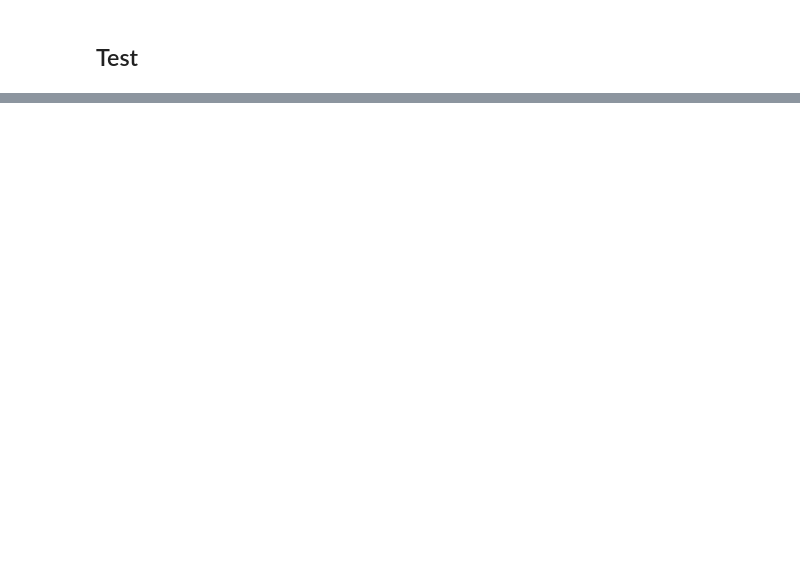
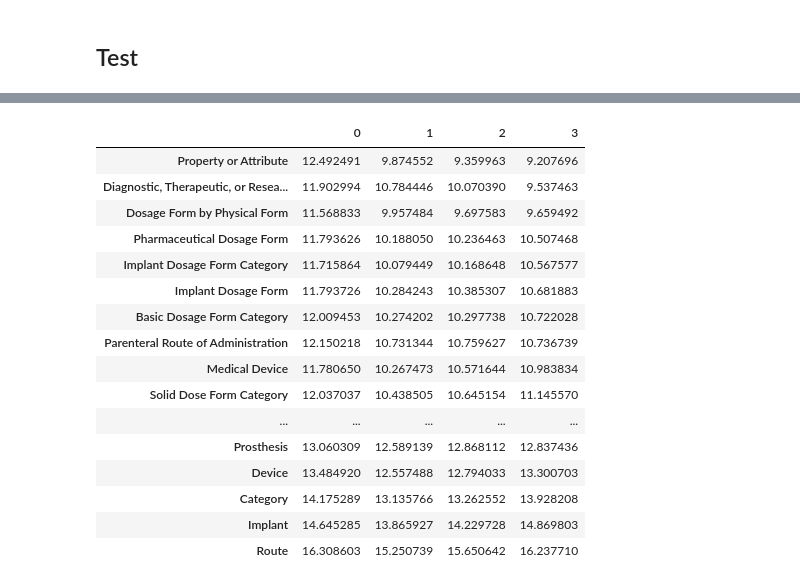
Before and after one commit to hadaszm/NLP, a Jupyter notebook: disambiguation/disambiguation.ipynb, the cells around one changed output, grey strips where cells are left out. Saved outputs shown, nothing was run; the diff lists cells and outputs as text; code cells hidden in the pictures; blank space fills up the shorter version.

```diff
--- a/disambiguation/disambiguation.ipynb
+++ b/disambiguation/disambiguation.ipynb
@@ -129,0 +223,22 @@ test.to_csv(os.path.join(folder,'bertopic_ncbo_fulldata_lemmatize_nostopwords_da
+# %%
+data = pd.read_csv(os.path.join(folder,'changes_in_distances_for_keyword_IMPLANT_3rd_topic_train_pretrained.csv'), index_col = 0)
+# %%
+data.sort_values(by = '3')
+# %% [output]
+|  | 0 | 1 | 2 | 3 |
+| Property or Attribute | 12.492491 | 9.874552 | 9.359963 | 9.207696 |
+| Diagnostic, Therapeutic, or Resea... | 11.902994 | 10.784446 | 10.070390 | 9.537463 |
+| Dosage Form by Physical Form | 11.568833 | 9.957484 | 9.697583 | 9.659492 |
+| Pharmaceutical Dosage Form | 11.793626 | 10.188050 | 10.236463 | 10.507468 |
+| Implant Dosage Form Category | 11.715864 | 10.079449 | 10.168648 | 10.567577 |
+| Implant Dosage Form | 11.793726 | 10.284243 | 10.385307 | 10.681883 |
+| Basic Dosage Form Category | 12.009453 | 10.274202 | 10.297738 | 10.722028 |
+| Parenteral Route of Administration | 12.150218 | 10.731344 | 10.759627 | 10.736739 |
+| Medical Device | 11.780650 | 10.267473 | 10.571644 | 10.983834 |
+| Solid Dose Form Category | 12.037037 | 10.438505 | 10.645154 | 11.145570 |
+| ... | ... | ... | ... | ... |
+| Prosthesis | 13.060309 | 12.589139 | 12.868112 | 12.837436 |
+| Device | 13.484920 | 12.557488 | 12.794033 | 13.300703 |
+| Category | 14.175289 | 13.135766 | 13.262552 | 13.928208 |
+| Implant | 14.645285 | 13.865927 | 14.229728 | 14.869803 |
+| Route | 16.308603 | 15.250739 | 15.650642 | 16.237710 |
```
Also changed, not shown: parts of 37 cells of this notebook.
